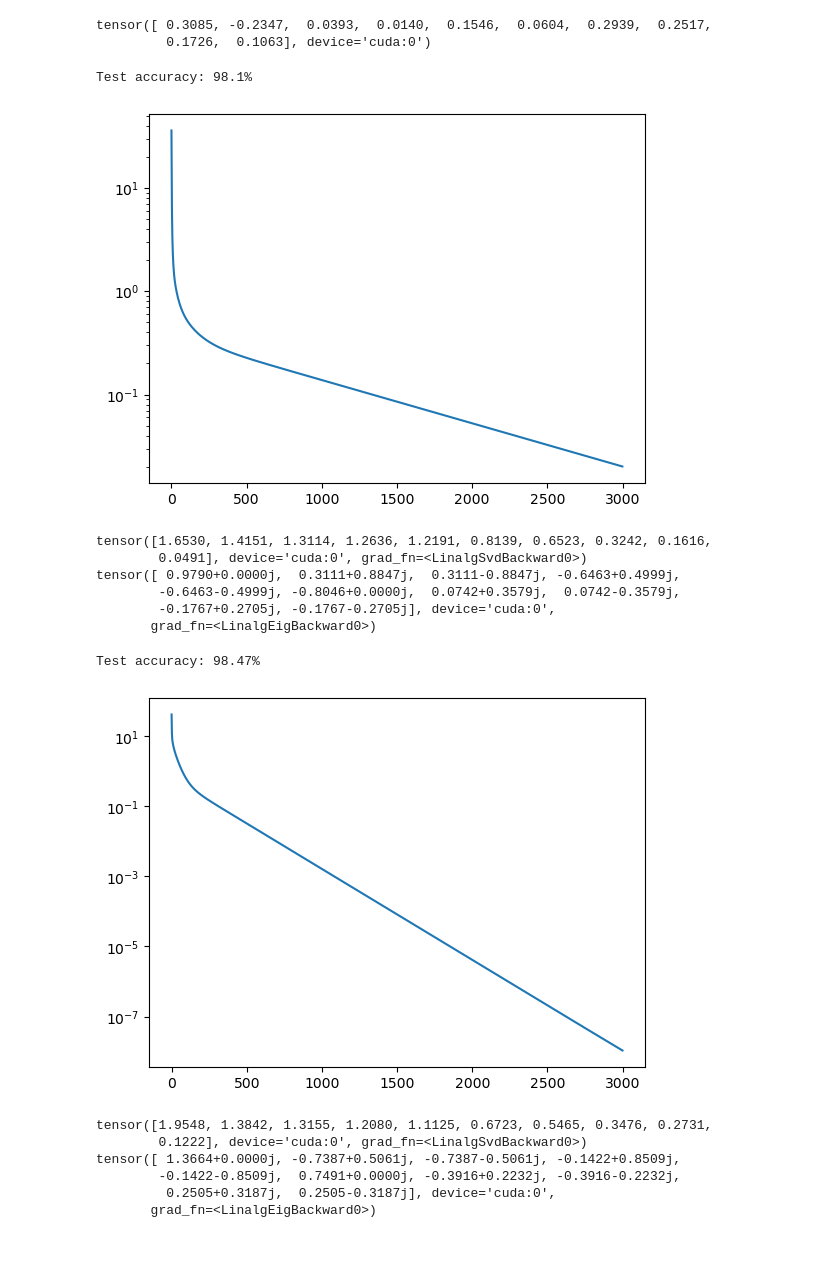
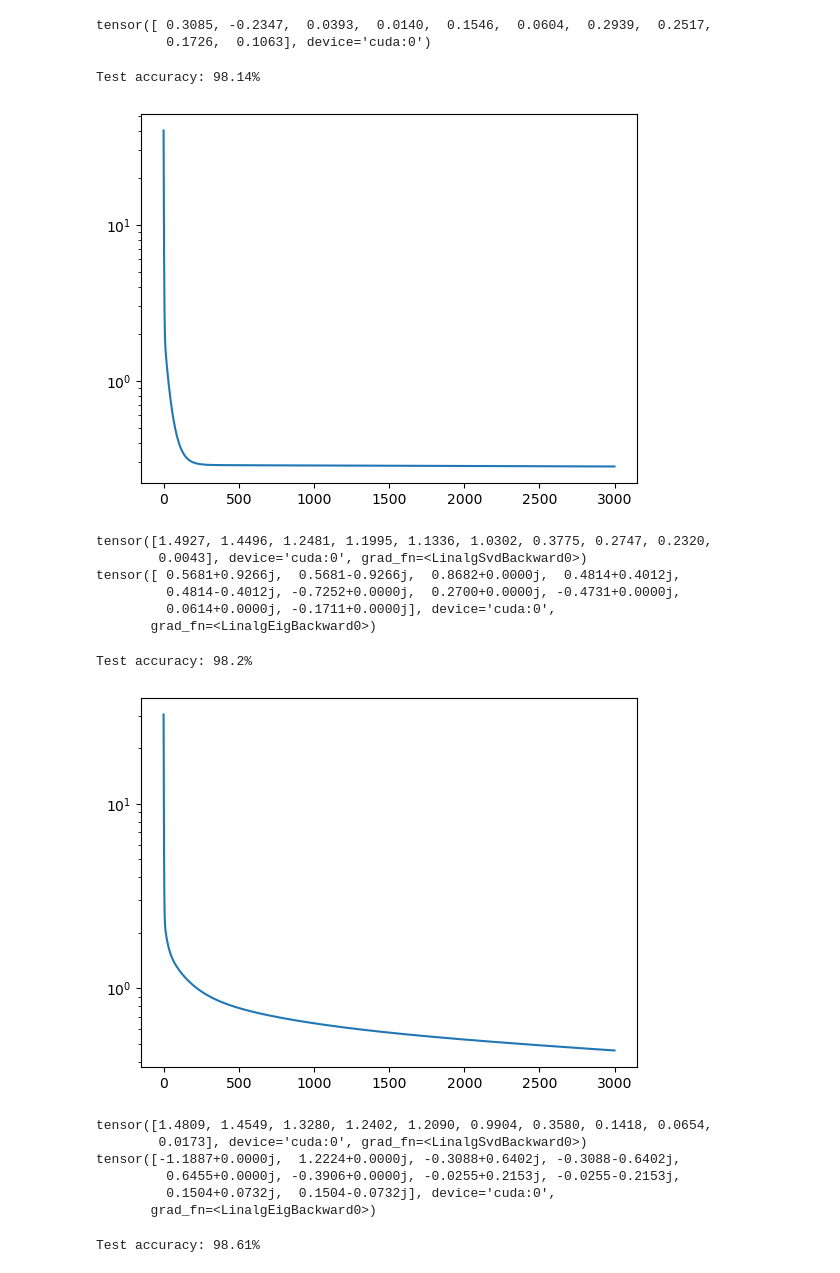
Before and after one commit to wesbz/nn-basis, a Jupyter notebook: main.ipynb, the cells around one changed output. Cells and saved outputs as stored; diff of their text form; code cells hidden in the pictures.

```diff
--- a/main.ipynb
+++ b/main.ipynb
@@ -74,7 +74,7 @@ Sequential(
 lr = 1e-1
 epochs = 10
 # Training
-optimizer = optim.SGD(model.parameters(), lr=lr)
+optimizer = optim.SGD(model.parameters(), lr=lr, weight_decay=1e-3)
 criterion = nn.CrossEntropyLoss()
 scheduler = optim.lr_scheduler.LambdaLR(optimizer, lambda epoch: 1 / (epoch+1))
 scheduler = optim.lr_scheduler.LambdaLR(optimizer, lambda epoch: 0.95 ** epoch)
@@ -159,6 +159,8 @@ replay_mapping = [torch.eye(model[-3].out_features).to(device)]
 replay_weights = [model[-3].weight.detach().clone()]
 replay_biases = [model[-3].bias.detach().clone()]
 replay_sv = torch.linalg.svdvals(replay_weights[-1]).tolist()
+sv = (torch.linalg.svdvals(replay_weights[-1]) / sum(torch.linalg.svdvals(replay_weights[-1]))).tolist()
+replay_sv_norm = sv
 # %%
 model[-3].weight.detach().clone()
 # %% [output]
@@ -275,47 +277,49 @@ for replay in trange(10):
 
     test_loss /= len(test_loader)
 
     print(f"Test accuracy: {100. * correct / total}%")
 
     replay_test_acc.append(correct/total)
     replay_test_loss.append(test_loss)
     replay_weights.append(model[-3].weight.detach().clone())
     replay_biases.append(model[-3].bias.detach().clone())
 
     # Get the mapping
     A = torch.rand(model[-3].out_features, model[-3].out_features).to(device)
     A.requires_grad = True
     map_optimizer = optim.SGD([A], lr=1e-1)
     hist_map_loss = []
     for _ in range(3_000):
         map_optimizer.zero_grad()
         loss = torch.norm(A @ model[-3].weight - first_weights)**2
         loss.backward()
         hist_map_loss.append(loss.item())
         map_optimizer.step()
     plt.figure()
     plt.plot(hist_map_loss)
     plt.yscale("log")
     plt.show(block=False)
     print(torch.linalg.svdvals(model[-3].weight))
     sv = torch.linalg.svdvals(model[-3].weight)
     print(torch.linalg.eigvals(model[-3].weight))
-    replay_sv.extend((sv/sum(sv)).tolist())
+    replay_sv.extend((sv).tolist())
+    replay_sv_norm.extend((sv/sum(sv)).tolist())
     replay_mapping.append(A)
 # %% [output]
-Test accuracy: 98.1%
+Test accuracy: 98.14%
-[figure, old version]
+[figure, new version]
-tensor([1.6530, 1.4151, 1.3114, 1.2636, 1.2191, 0.8139, 0.6523, 0.3242, 0.1616,
-        0.0491], device='cuda:0', grad_fn=<LinalgSvdBackward0>)
-tensor([ 0.9790+0.0000j,  0.3111+0.8847j,  0.3111-0.8847j, -0.6463+0.4999j,
-        -0.6463-0.4999j, -0.8046+0.0000j,  0.0742+0.3579j,  0.0742-0.3579j,
-        -0.1767+0.2705j, -0.1767-0.2705j], device='cuda:0',
+tensor([1.4927, 1.4496, 1.2481, 1.1995, 1.1336, 1.0302, 0.3775, 0.2747, 0.2320,
+        0.0043], device='cuda:0', grad_fn=<LinalgSvdBackward0>)
+tensor([ 0.5681+0.9266j,  0.5681-0.9266j,  0.8682+0.0000j,  0.4814+0.4012j,
+         0.4814-0.4012j, -0.7252+0.0000j,  0.2700+0.0000j, -0.4731+0.0000j,
+         0.0614+0.0000j, -0.1711+0.0000j], device='cuda:0',
        grad_fn=<LinalgEigBackward0>)
-Test accuracy: 98.47%
+Test accuracy: 98.2%
-[figure, old version]
+[figure, new version]
-tensor([1.9548, 1.3842, 1.3155, 1.2080, 1.1125, 0.6723, 0.5465, 0.3476, 0.2731,
-        0.1222], device='cuda:0', grad_fn=<LinalgSvdBackward0>)
-tensor([ 1.3664+0.0000j, -0.7387+0.5061j, -0.7387-0.5061j, -0.1422+0.8509j,
-        -0.1422-0.8509j,  0.7491+0.0000j, -0.3916+0.2232j, -0.3916-0.2232j,
-         0.2505+0.3187j,  0.2505-0.3187j], device='cuda:0',
+tensor([1.4809, 1.4549, 1.3280, 1.2402, 1.2090, 0.9904, 0.3580, 0.1418, 0.0654,
+        0.0173], device='cuda:0', grad_fn=<LinalgSvdBackward0>)
+tensor([-1.1887+0.0000j,  1.2224+0.0000j, -0.3088+0.6402j, -0.3088-0.6402j,
+         0.6455+0.0000j, -0.3906+0.0000j, -0.0255+0.2153j, -0.0255-0.2153j,
+         0.1504+0.0732j,  0.1504-0.0732j], device='cuda:0',
        grad_fn=<LinalgEigBackward0>)
+Test accuracy: 98.61%
```
Also changed, not shown: parts of 10 cells of this notebook.
